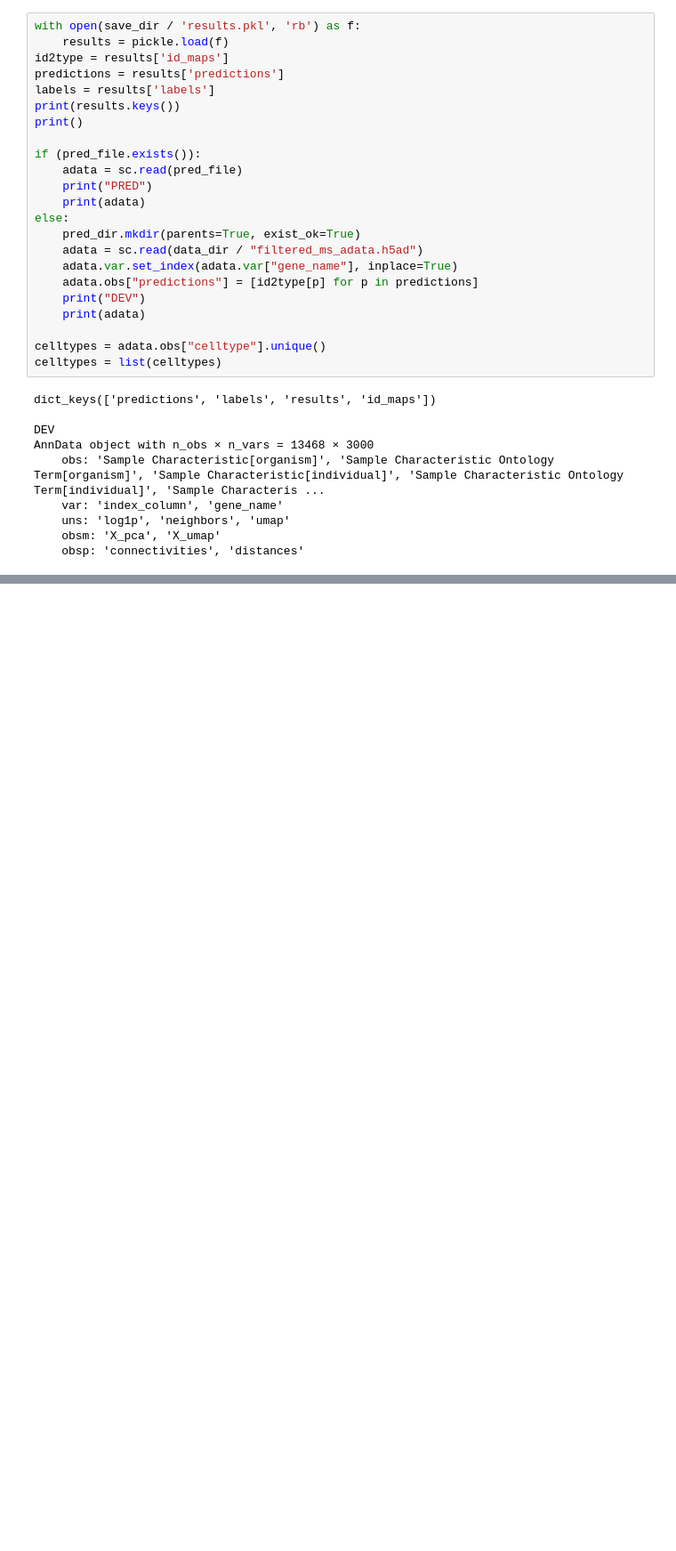
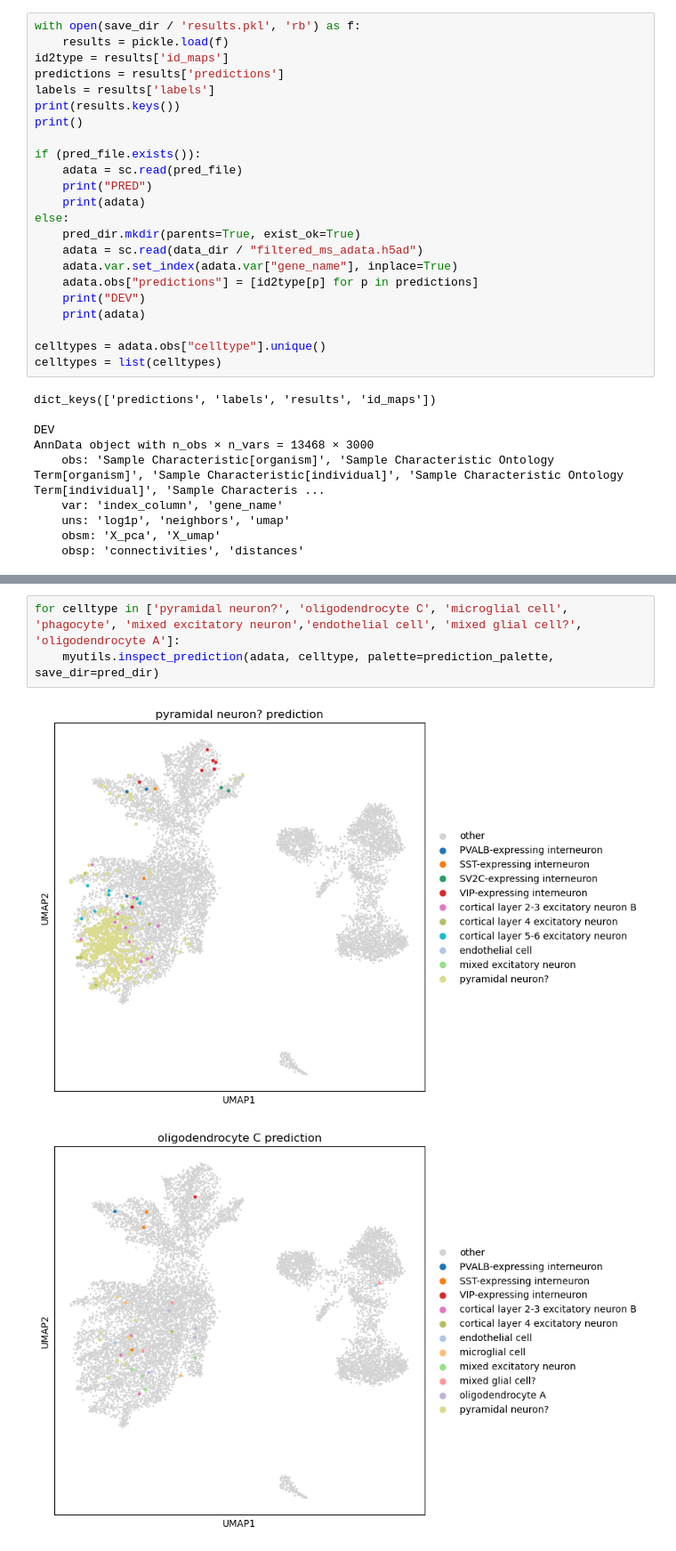
Before and after one commit to SelinaErnst/ClinicalBioinformatics_scGPT_annot_prj, a Jupyter notebook: experiment03-scGPT/scripts/06_prediction_plot.ipynb, the cells around one changed output, grey strips where cells are left out. Shown at 89% size. Cells and saved outputs as stored; diff of their text form; blank space fills up the shorter version.

```diff
--- a/experiment03-scGPT/scripts/06_prediction_plot.ipynb
+++ b/experiment03-scGPT/scripts/06_prediction_plot.ipynb
@@ -111,0 +102,6 @@ plt.savefig(pred_dir / "results.png", dpi=300, bbox_inches="tight")
+# %%
+for celltype in ['pyramidal neuron?', 'oligodendrocyte C', 'microglial cell', 'phagocyte', 'mixed excitatory neuron','endothelial cell', 'mixed glial cell?', 'oligodendrocyte A']:
+    myutils.inspect_prediction(adata, celltype, palette=prediction_palette, save_dir=pred_dir)
+# %% [output]
+[figure, added]
+[figure, added]
```
Also changed, not shown: parts of 8 cells of this notebook, 53 other files.
